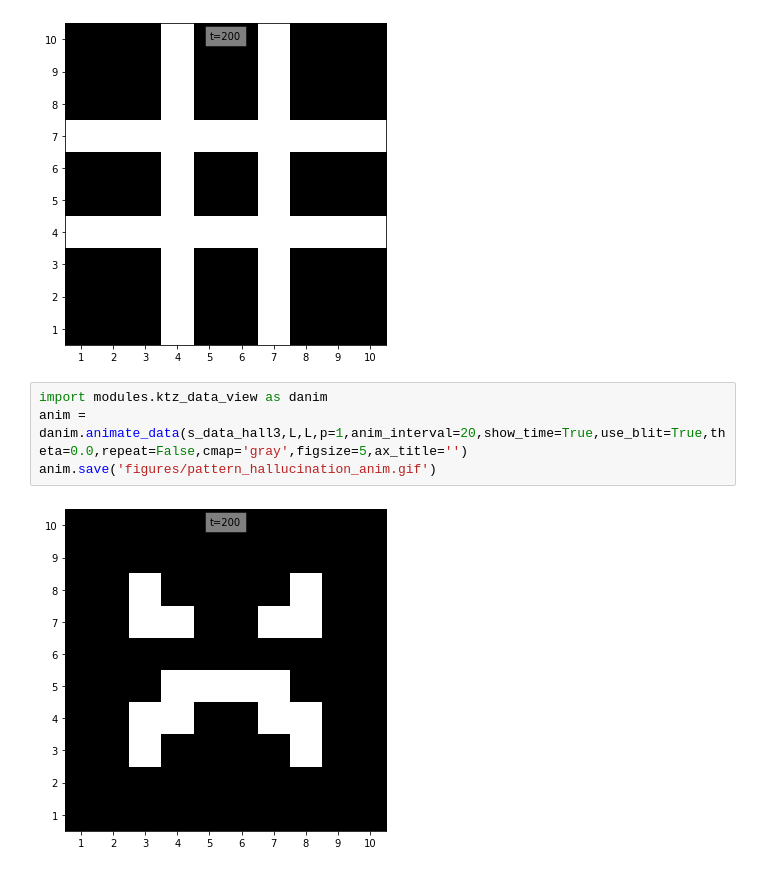
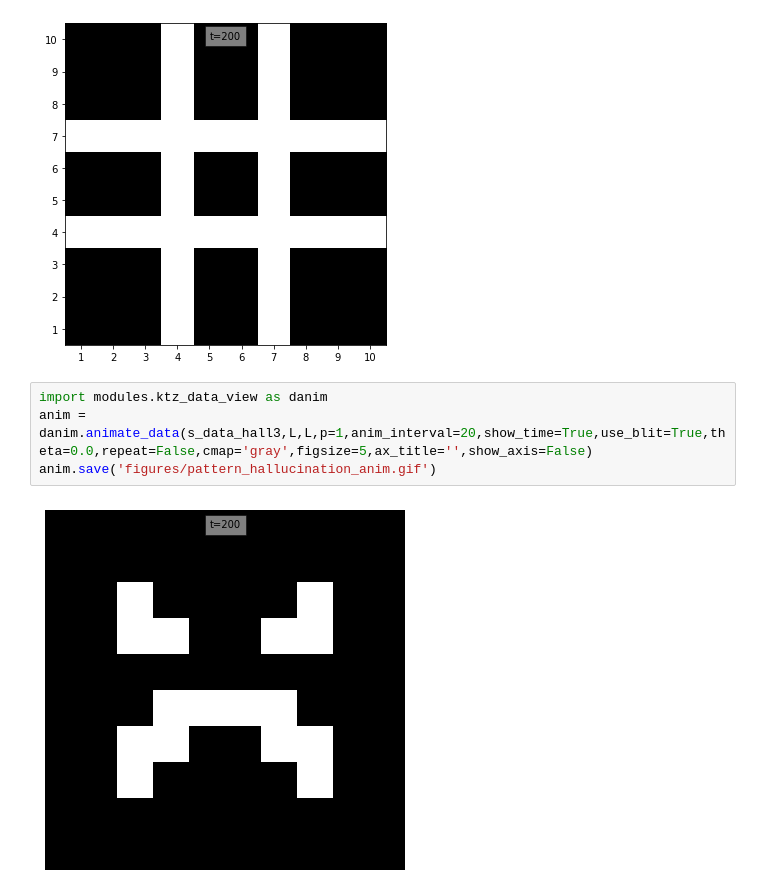
Before and after one commit to neuro-physics/hopfield-neural-network, a Jupyter notebook: hopfield_model.ipynb, the cells around one changed output. Drawn from its saved outputs; the diff is of its cells as text.

Commit message:
adding animation and figures as patterns

```diff
--- a/hopfield_model.ipynb
+++ b/hopfield_model.ipynb
@@ -687,7 +687,7 @@ anim.save('figures/pattern_sharp_anim.gif')
 [figure]
 # %%
 import modules.ktz_data_view as danim
-anim = danim.animate_data(s_data_hall3,L,L,p=1,anim_interval=20,show_time=True,use_blit=True,theta=0.0,repeat=False,cmap='gray',figsize=5,ax_title='')
+anim = danim.animate_data(s_data_hall3,L,L,p=1,anim_interval=20,show_time=True,use_blit=True,theta=0.0,repeat=False,cmap='gray',figsize=5,ax_title='',show_axis=False)
 anim.save('figures/pattern_hallucination_anim.gif')
 # %% [output]
-[figure, old version]
+[figure, new version]
```
Also changed, not shown: parts of 4 cells of this notebook, 7 other files.
